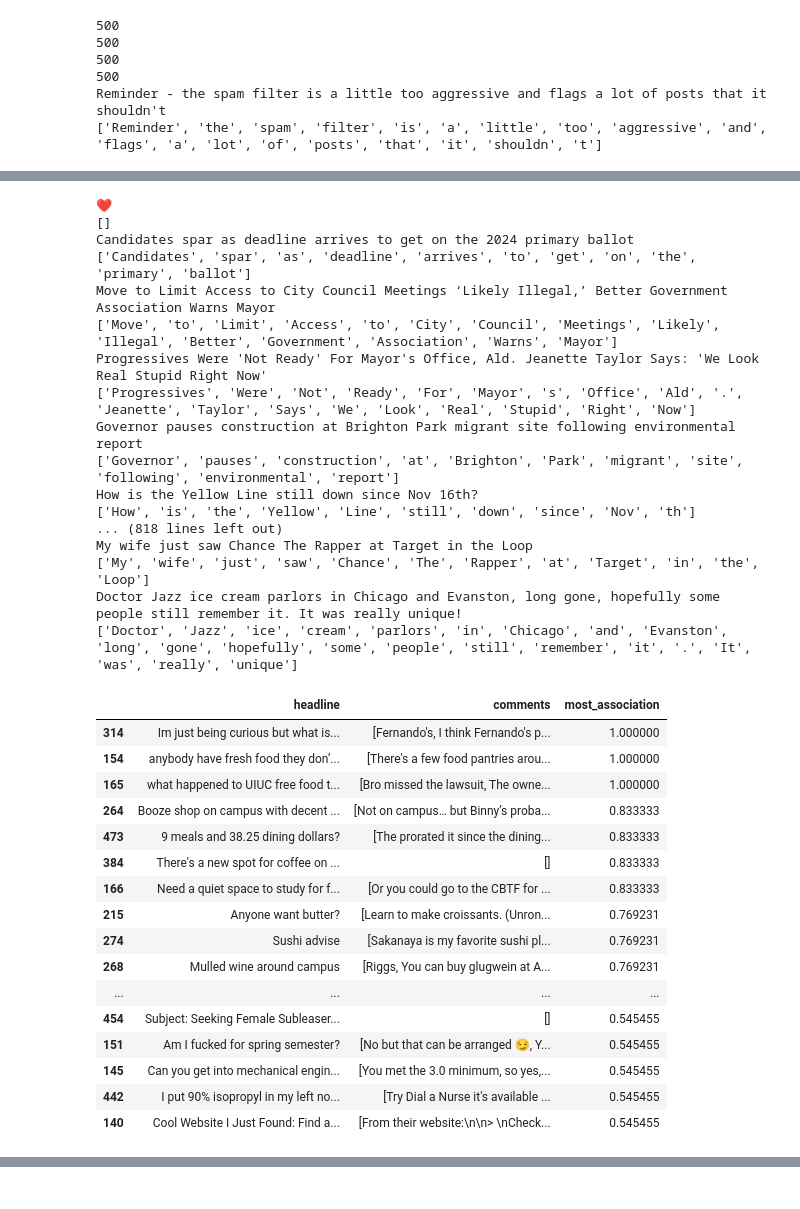
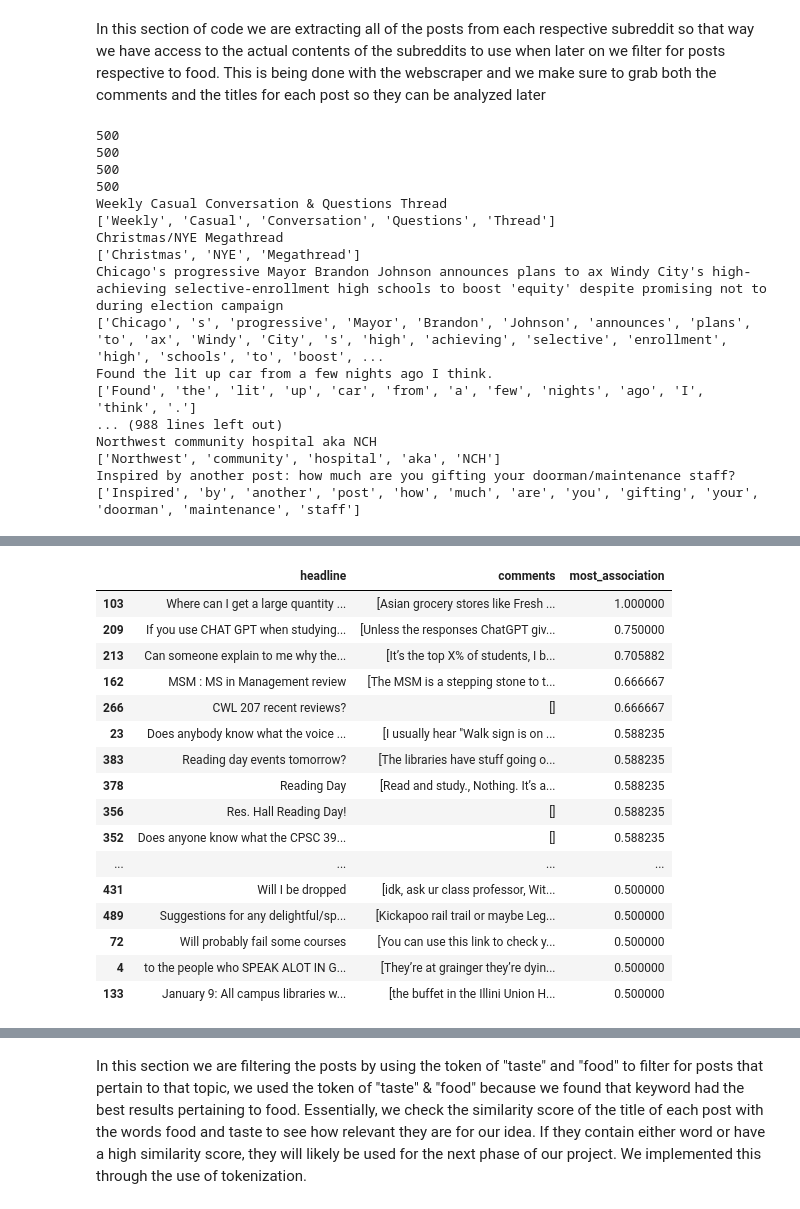
Before and after one commit to hrani2/final_project_410, a Jupyter notebook: sentiment_analysis.ipynb, the cells around one changed output, grey strips where cells are left out. Drawn from its saved outputs; the diff is of its cells as text; code cells hidden in the pictures.

```diff
--- a/sentiment_analysis.ipynb
+++ b/sentiment_analysis.ipynb
@@ -100,3 +90,5 @@ Doctor Jazz ice cream parlors in Chicago and Evanston, long gone, hopefully some
+# %% [markdown]
+In this section of code we are extracting all of the posts from each respective subreddit so that way we have access to the actual contents of the subreddits to use when later on we filter for posts respective to food. This is being done with the webscraper and we make sure to grab both the comments and the titles for each post so they can be analyzed later
 # %%
 print(len(headlines_uiuc))
 print(len(comments_uiuc))
@@ -107,19 +99,19 @@ df['most_association'] = 0
 
 for index, row in df.iterrows():
   title = row[0]
-  print(title)
+  # print(title)
   # remove stopwords
   title = re.sub("[\[].*?[\]]", "", title)
   title =re.sub(r"[^a-zA-Z.]+", ' ', title)
   tokenize_list = word_tokenize(title)
-  print(tokenize_list)
+  # print(tokenize_list)
   if len(tokenize_list) == 0:
     continue
 
   total_association = 0
   for word in tokenize_list:
     word1 = word
-    word2 = "food"
+    word2 = "taste"
     if len(wn.synsets(word1)) == 0:
       continue
     syn1 = wn.synsets(word1)[0]
@@ -173,5 +165,16 @@ display(df2)
 500
 500
 500
-Reminder - the spam filter is a little too aggressive and flags a lot of posts that it shouldn't
-['Reminder', 'the', 'spam', 'filter', 'is', 'a', 'little', 'too', 'aggressive', 'and', 'flags', 'a', 'lot', 'of', 'posts', 'that', 'it', 'shouldn', 't']
+Weekly Casual Conversation & Questions Thread
+['Weekly', 'Casual', 'Conversation', 'Questions', 'Thread']
+Christmas/NYE Megathread
+['Christmas', 'NYE', 'Megathread']
+Chicago's progressive Mayor Brandon Johnson announces plans to ax Windy City's high-achieving selective-enrollment high schools to boost 'equity' despite promising not to during election campaign
+['Chicago', 's', 'progressive', 'Mayor', 'Brandon', 'Johnson', 'announces', 'plans', 'to', 'ax', 'Windy', 'City', 's', 'high', 'achieving', 'selective', 'enrollment', 'high', 'schools', 'to', 'boost', ...
+Found the lit up car from a few nights ago I think.
+['Found', 'the', 'lit', 'up', 'car', 'from', 'a', 'few', 'nights', 'ago', 'I', 'think', '.']
+... (988 lines left out)
+Northwest community hospital aka NCH
+['Northwest', 'community', 'hospital', 'aka', 'NCH']
+Inspired by another post: how much are you gifting your doorman/maintenance staff?
+['Inspired', 'by', 'another', 'post', 'how', 'much', 'are', 'you', 'gifting', 'your', 'doorman', 'maintenance', 'staff']
@@ -195,35 +181,18 @@ Eggs With Benefits Brings Sandwiches, Korean-Inspired Breakfast Bowls To Rogers
-❤️
-[]
-Candidates spar as deadline arrives to get on the 2024 primary ballot
-['Candidates', 'spar', 'as', 'deadline', 'arrives', 'to', 'get', 'on', 'the', 'primary', 'ballot']
-Move to Limit Access to City Council Meetings ‘Likely Illegal,’ Better Government Association Warns Mayor
-['Move', 'to', 'Limit', 'Access', 'to', 'City', 'Council', 'Meetings', 'Likely', 'Illegal', 'Better', 'Government', 'Association', 'Warns', 'Mayor']
-Progressives Were 'Not Ready' For Mayor's Office, Ald. Jeanette Taylor Says: 'We Look Real Stupid Right Now'
-['Progressives', 'Were', 'Not', 'Ready', 'For', 'Mayor', 's', 'Office', 'Ald', '.', 'Jeanette', 'Taylor', 'Says', 'We', 'Look', 'Real', 'Stupid', 'Right', 'Now']
-Governor pauses construction at Brighton Park migrant site following environmental report
-['Governor', 'pauses', 'construction', 'at', 'Brighton', 'Park', 'migrant', 'site', 'following', 'environmental', 'report']
-How is the Yellow Line still down since Nov 16th?
-['How', 'is', 'the', 'Yellow', 'Line', 'still', 'down', 'since', 'Nov', 'th']
-... (818 lines left out)
-My wife just saw Chance The Rapper at Target in the Loop
-['My', 'wife', 'just', 'saw', 'Chance', 'The', 'Rapper', 'at', 'Target', 'in', 'the', 'Loop']
-Doctor Jazz ice cream parlors in Chicago and Evanston, long gone, hopefully some people still remember it. It was really unique!
-['Doctor', 'Jazz', 'ice', 'cream', 'parlors', 'in', 'Chicago', 'and', 'Evanston', 'long', 'gone', 'hopefully', 'some', 'people', 'still', 'remember', 'it', '.', 'It', 'was', 'really', 'unique']
 |  | headline | comments | most_association |
-| 314 | Im just being curious but what is... | [Fernando's, I think Fernando's p... | 1.000000 |
-| 154 | anybody have fresh food they don’... | [There's a few food pantries arou... | 1.000000 |
-| 165 | what happened to UIUC free food t... | [Bro missed the lawsuit, The owne... | 1.000000 |
-| 264 | Booze shop on campus with decent ... | [Not on campus… but Binny’s proba... | 0.833333 |
-| 473 | 9 meals and 38.25 dining dollars? | [The prorated it since the dining... | 0.833333 |
-| 384 | There's a new spot for coffee on ... | [] | 0.833333 |
-| 166 | Need a quiet space to study for f... | [Or you could go to the CBTF for ... | 0.833333 |
-| 215 | Anyone want butter? | [Learn to make croissants. (Unron... | 0.769231 |
-| 274 | Sushi advise | [Sakanaya is my favorite sushi pl... | 0.769231 |
-| 268 | Mulled wine around campus | [Riggs, You can buy glugwein at A... | 0.769231 |
+| 103 | Where can I get a large quantity ... | [Asian grocery stores like Fresh ... | 1.000000 |
+| 209 | If you use CHAT GPT when studying... | [Unless the responses ChatGPT giv... | 0.750000 |
+| 213 | Can someone explain to me why the... | [It’s the top X% of students, I b... | 0.705882 |
+| 162 | MSM : MS in Management review | [The MSM is a stepping stone to t... | 0.666667 |
+| 266 | CWL 207 recent reviews? | [] | 0.666667 |
+| 23 | Does anybody know what the voice ... | [I usually hear "Walk sign is on ... | 0.588235 |
+| 383 | Reading day events tomorrow? | [The libraries have stuff going o... | 0.588235 |
+| 378 | Reading Day | [Read and study., Nothing. It’s a... | 0.588235 |
+| 356 | Res. Hall Reading Day! | [] | 0.588235 |
+| 352 | Does anyone know what the CPSC 39... | [] | 0.588235 |
 | ... | ... | ... | ... |
-| 454 | Subject: Seeking Female Subleaser... | [] | 0.545455 |
-| 151 | Am I fucked for spring semester? | [No but that can be arranged 😏, Y... | 0.545455 |
-| 145 | Can you get into mechanical engin... | [You met the 3.0 minimum, so yes,... | 0.545455 |
-| 442 | I put 90% isopropyl in my left no... | [Try Dial a Nurse it's available ... | 0.545455 |
-| 140 | Cool Website I Just Found: Find a... | [From their website:\n\n> \nCheck... | 0.545455 |
+| 431 | Will I be dropped | [idk, ask ur class professor, Wit... | 0.500000 |
+| 489 | Suggestions for any delightful/sp... | [Kickapoo rail trail or maybe Leg... | 0.500000 |
+| 72 | Will probably fail some courses | [You can use this link to check y... | 0.500000 |
+| 4 | to the people who SPEAK ALOT IN G... | [They’re at grainger they’re dyin... | 0.500000 |
+| 133 | January 9: All campus libraries w... | [the buffet in the Illini Union H... | 0.500000 |
 |  | headline | comments | most_association |
@@ -246,3 +215,6 @@ Doctor Jazz ice cream parlors in Chicago and Evanston, long gone, hopefully some
+# %% [markdown]
+In this section we are filtering the posts by using the token of "taste" and "food" to filter for posts that pertain to that topic, we used the token of "taste" & "food" because we found that keyword had the best results pertaining to food. Essentially, we check the similarity score of the title of each post with the words food and taste to see how relevant they are for our idea. If they contain either word or have a high similarity score, they will likely be used for the next phase of our project.
+We implemented this through the use of tokenization.
 # %%
 # starting sentiment analysis
 s_uiuc = S()
```
Also changed, not shown: parts of 19 cells of this notebook, 2 other files.
